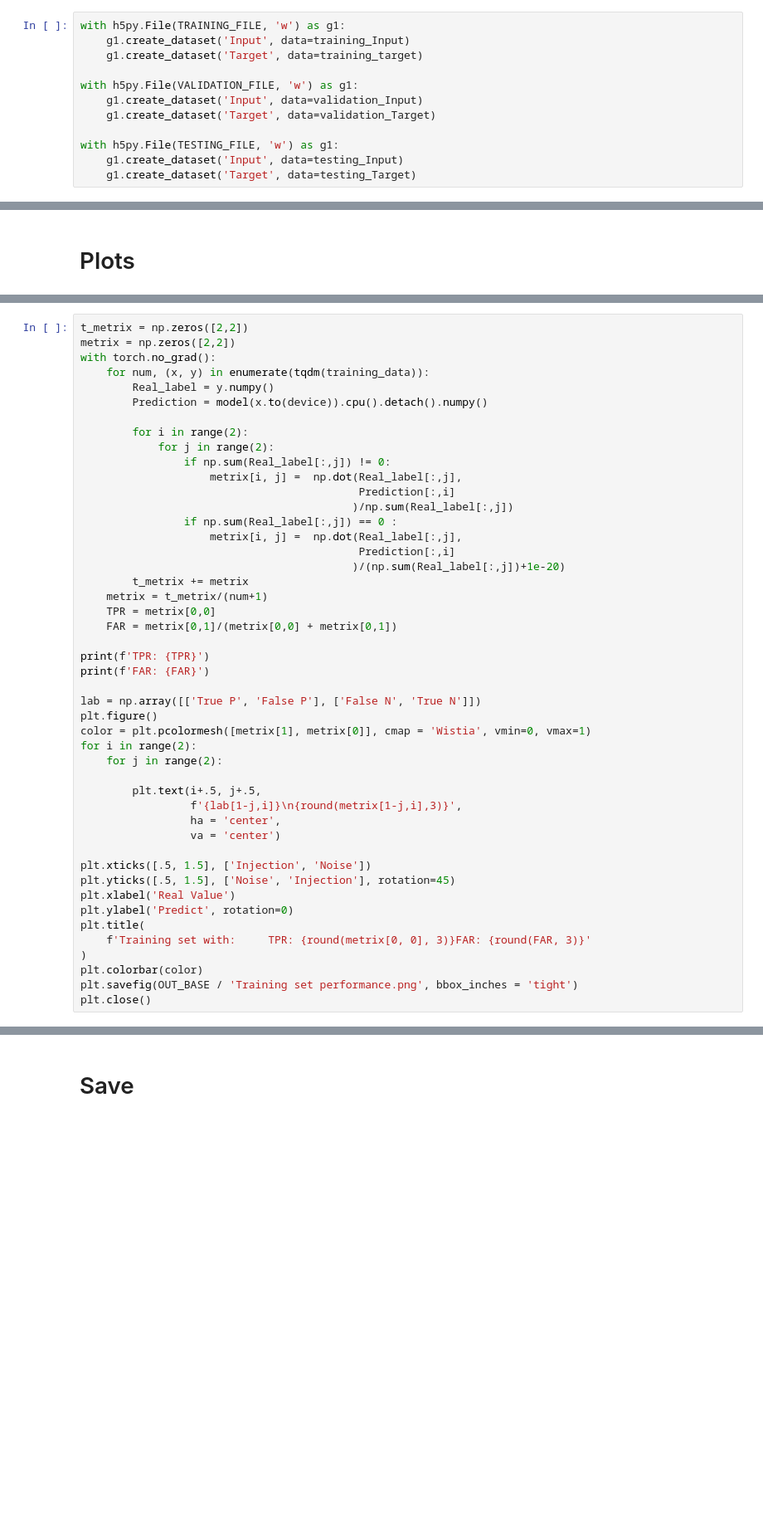
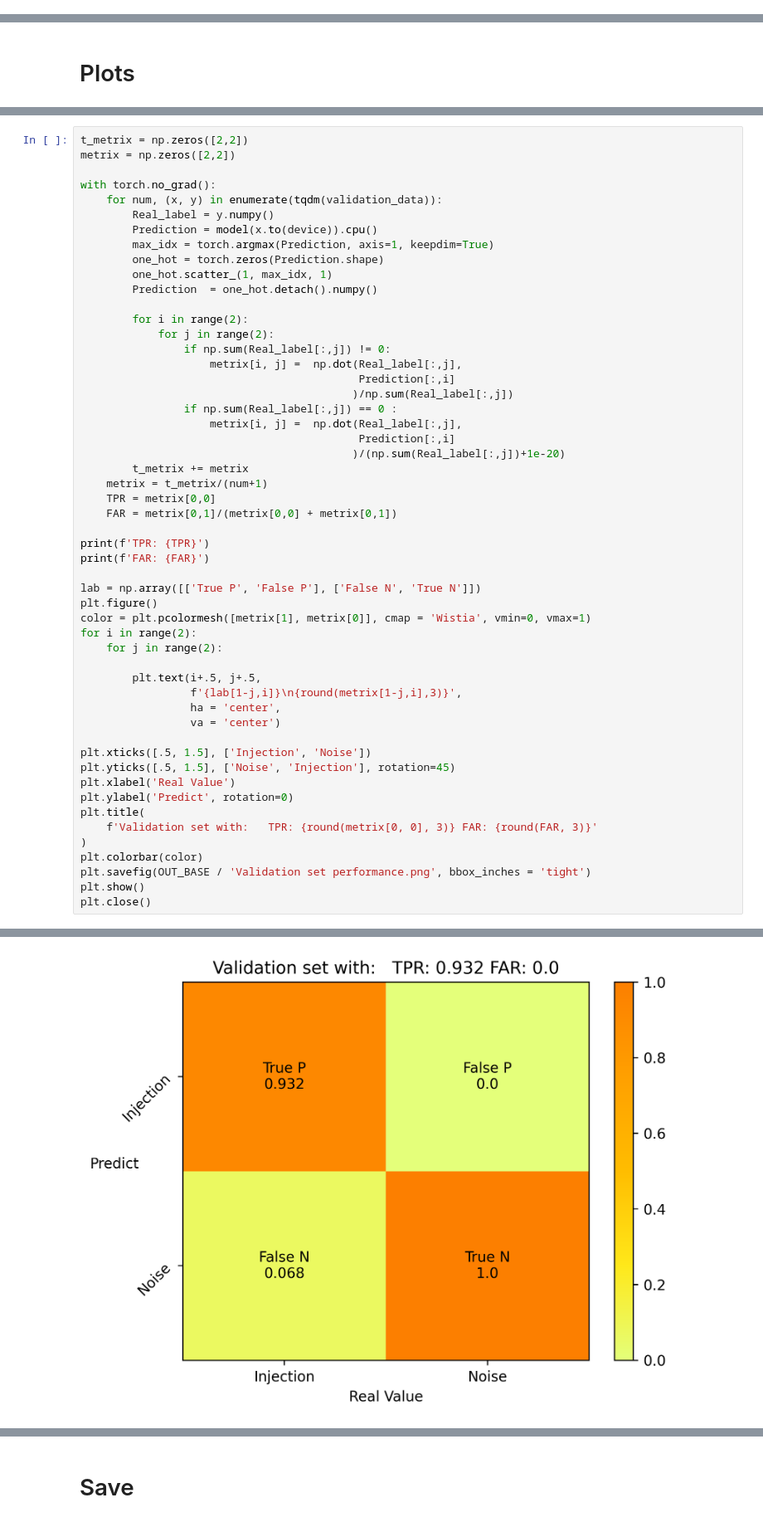
Before and after one commit to AndyC80297/Tutorials, a Jupyter notebook: pytorch_tutorial.ipynb, the cells around one changed output, grey strips where cells are left out. Shown at 83% size. Drawn from its saved outputs; the diff is of its cells as text; blank space fills up the shorter version.

```diff
--- a/pytorch_tutorial.ipynb
+++ b/pytorch_tutorial.ipynb
@@ -163,12 +82,0 @@ testing_Target = np.r_[
-# %%
-with h5py.File(TRAINING_FILE, 'w') as g1:
-    g1.create_dataset('Input', data=training_Input)
-    g1.create_dataset('Target', data=training_target)
-
-with h5py.File(VALIDATION_FILE, 'w') as g1:
-    g1.create_dataset('Input', data=validation_Input)
-    g1.create_dataset('Target', data=validation_Target)
-
-with h5py.File(TESTING_FILE, 'w') as g1:
-    g1.create_dataset('Input', data=testing_Input)
-    g1.create_dataset('Target', data=testing_Target)
@@ -484,10 +517,15 @@ plt.close()
 # %%
 t_metrix = np.zeros([2,2])
 metrix = np.zeros([2,2])
+
 with torch.no_grad():
-    for num, (x, y) in enumerate(tqdm(training_data)):
+    for num, (x, y) in enumerate(tqdm(validation_data)):
         Real_label = y.numpy()
-        Prediction = model(x.to(device)).cpu().detach().numpy()
+        Prediction = model(x.to(device)).cpu()
+        max_idx = torch.argmax(Prediction, axis=1, keepdim=True)
+        one_hot = torch.zeros(Prediction.shape)
+        one_hot.scatter_(1, max_idx, 1)
+        Prediction  = one_hot.detach().numpy()
 
         for i in range(2):
             for j in range(2):
@@ -523,9 +561,10 @@ plt.yticks([.5, 1.5], ['Noise', 'Injection'], rotation=45)
 plt.xlabel('Real Value')
 plt.ylabel('Predict', rotation=0)
 plt.title(
-    f'Training set with:     TPR: {round(metrix[0, 0], 3)}FAR: {round(FAR, 3)}'
+    f'Validation set with:   TPR: {round(metrix[0, 0], 3)} FAR: {round(FAR, 3)}'
 )
 plt.colorbar(color)
-plt.savefig(OUT_BASE / 'Training set performance.png', bbox_inches = 'tight')
+plt.savefig(OUT_BASE / 'Validation set performance.png', bbox_inches = 'tight')
+plt.show()
 plt.close()
 # %% [output]
@@ -533,0 +573 @@ FAR: 0.03626739324029579
+[figure, added]
```
Also changed, not shown: parts of 37 cells of this notebook.
